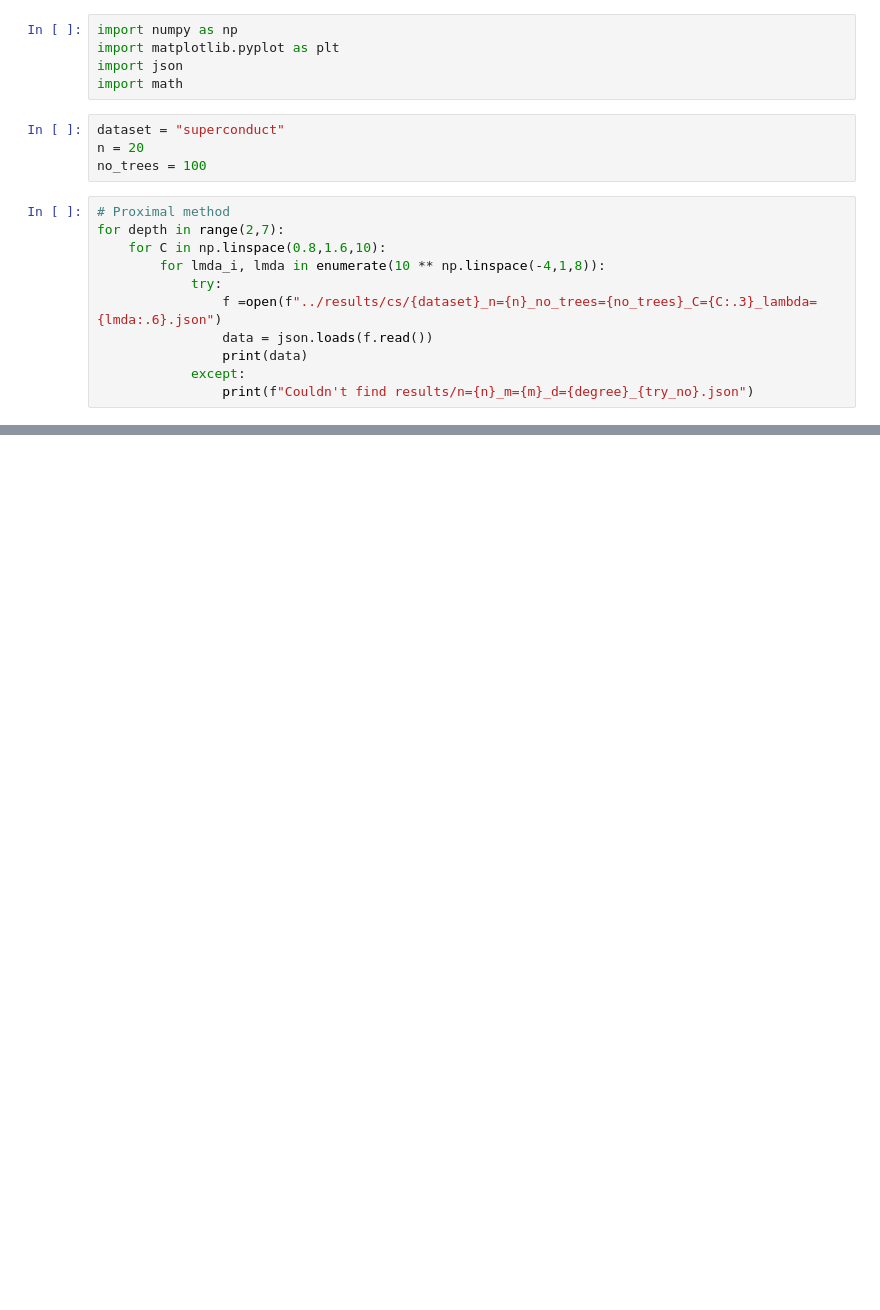
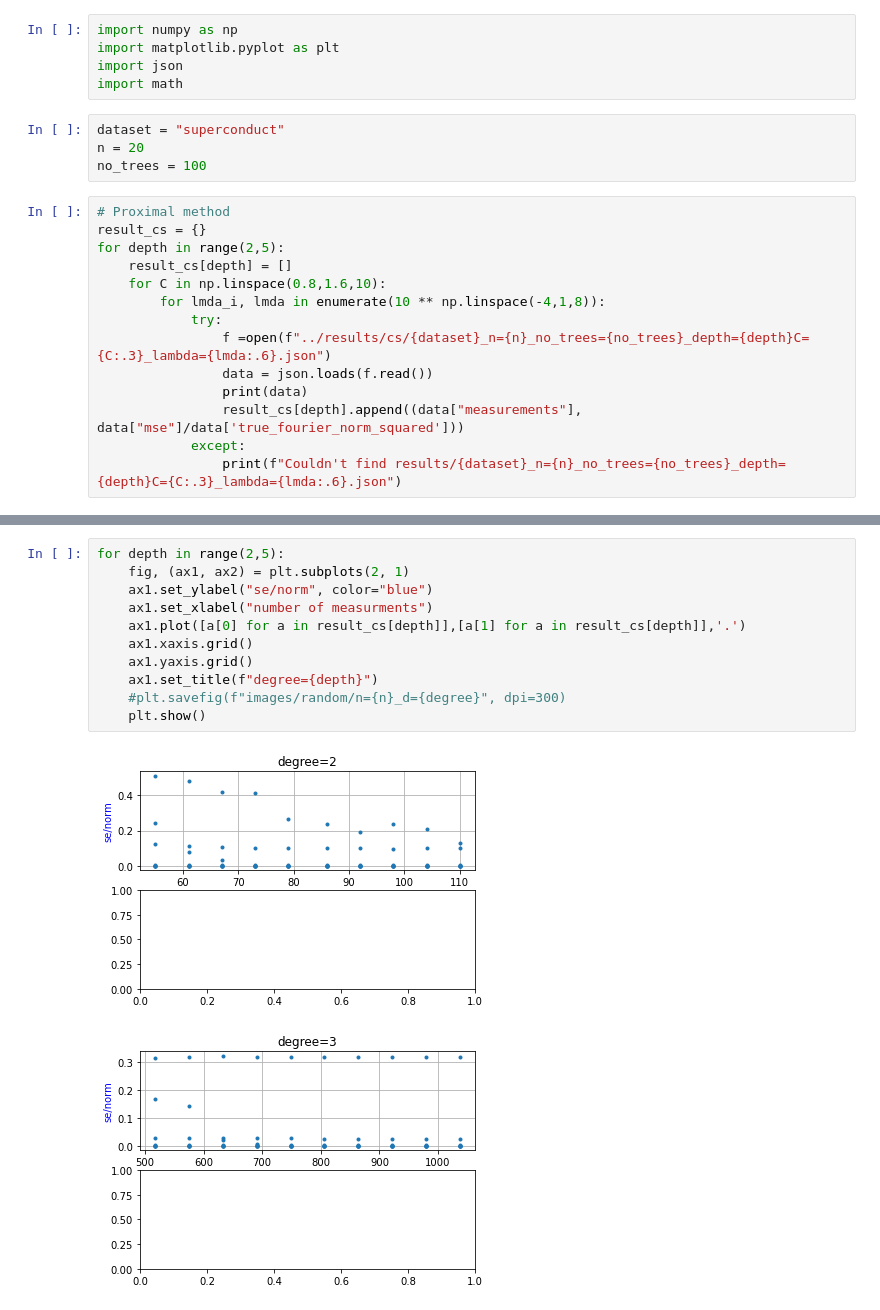
Before and after one commit to andisheh94/sparse_fourier_and_cs_on_xgboost, a Jupyter notebook: learning_boolean_functions/plotter/plotter.ipynb, the cells around one changed output, grey strips where cells are left out. Saved outputs shown, nothing was run; the diff lists cells and outputs as text; blank space fills up the shorter version.

Commit message:
added different range

```diff
--- a/learning_boolean_functions/plotter/plotter.ipynb
+++ b/learning_boolean_functions/plotter/plotter.ipynb
@@ -9,13 +9,16 @@ n = 20
 no_trees = 100
 # %%
 # Proximal method
-for depth in range(2,7):
+result_cs = {}
+for depth in range(2,5):
+    result_cs[depth] = []
     for C in np.linspace(0.8,1.6,10):
         for lmda_i, lmda in enumerate(10 ** np.linspace(-4,1,8)):
             try:
-                f =open(f"../results/cs/{dataset}_n={n}_no_trees={no_trees}_C={C:.3}_lambda={lmda:.6}.json")
+                f =open(f"../results/cs/{dataset}_n={n}_no_trees={no_trees}_depth={depth}C={C:.3}_lambda={lmda:.6}.json")
                 data = json.loads(f.read())
                 print(data)
+                result_cs[depth].append((data["measurements"], data["mse"]/data['true_fourier_norm_squared']))
             except:
-                print(f"Couldn't find results/n={n}_m={m}_d={degree}_{try_no}.json")
+                print(f"Couldn't find results/{dataset}_n={n}_no_trees={no_trees}_depth={depth}C={C:.3}_lambda={lmda:.6}.json")
 # %% [output]
@@ -38,0 +42,14 @@ for depth in range(2,7):
+# %%
+for depth in range(2,5):
+    fig, (ax1, ax2) = plt.subplots(2, 1)
+    ax1.set_ylabel("se/norm", color="blue")
+    ax1.set_xlabel("number of measurments")
+    ax1.plot([a[0] for a in result_cs[depth]],[a[1] for a in result_cs[depth]],'.')
+    ax1.xaxis.grid()
+    ax1.yaxis.grid()
+    ax1.set_title(f"degree={depth}")
+    #plt.savefig(f"images/random/n={n}_d={degree}", dpi=300)
+    plt.show()
+# %% [output]
+[figure, added]
+[figure, added]
```
Also changed, not shown: parts of 3 cells of this notebook, 1 other file.
